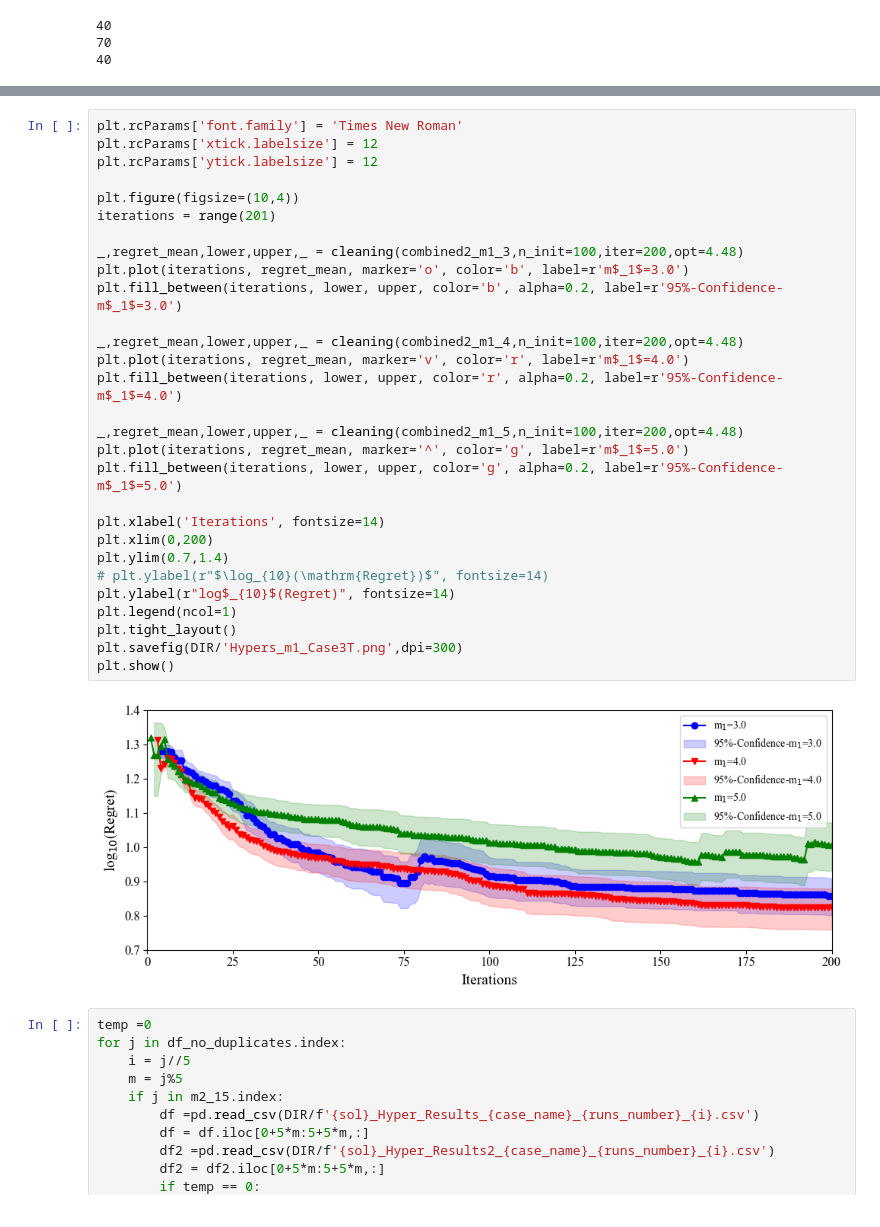
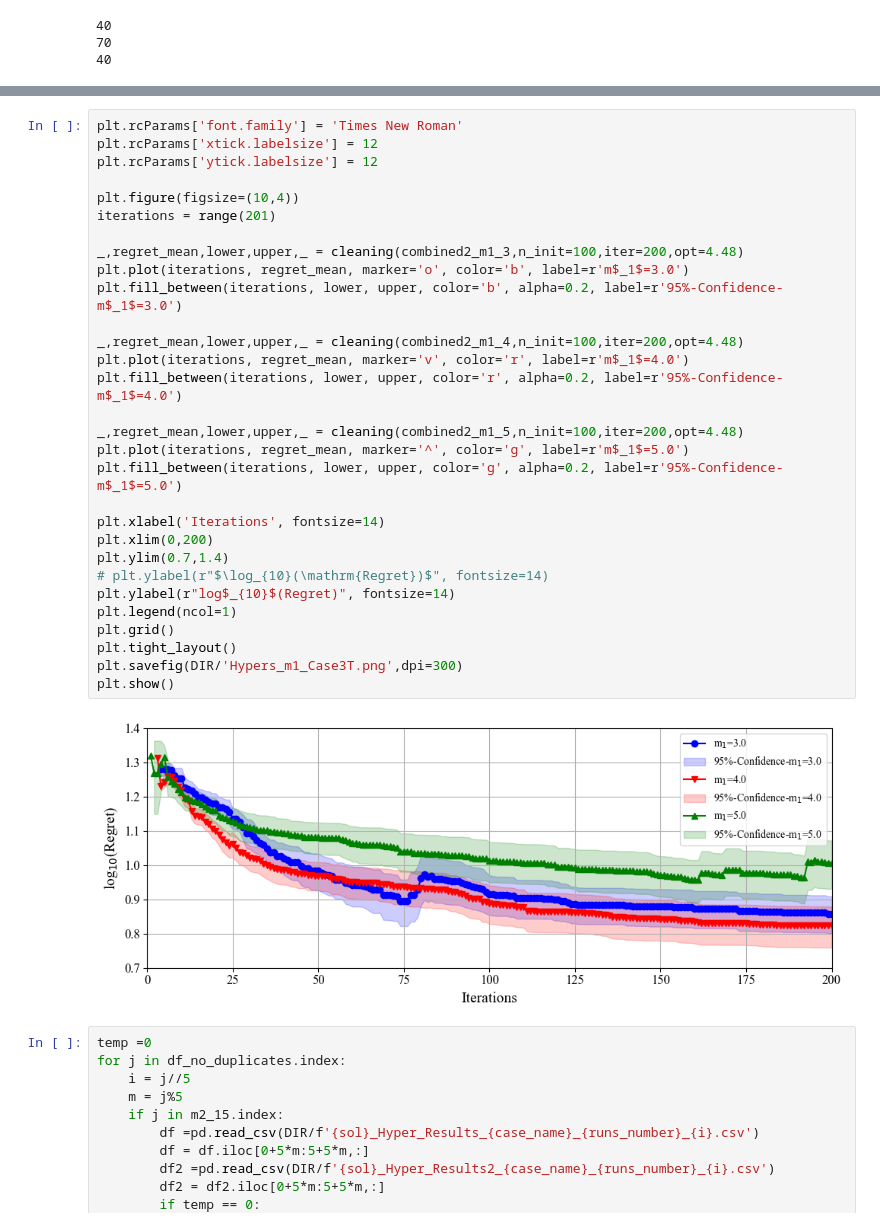
Before and after one commit to NicolasHong/ASBO, a Jupyter notebook: scripts/Case3THyper3/Case 3T-ASBO-HyperP_Plot.ipynb, the cells around one changed output, grey strips where cells are left out. Drawn from its saved outputs; the diff is of its cells as text.

```diff
--- a/scripts/Case3THyper3/Case 3T-ASBO-HyperP_Plot.ipynb
+++ b/scripts/Case3THyper3/Case 3T-ASBO-HyperP_Plot.ipynb
@@ -189,34 +186,35 @@ combined_m1_5.describe()
 # %%
 plt.rcParams['font.family'] = 'Times New Roman'
 plt.rcParams['xtick.labelsize'] = 12
 plt.rcParams['ytick.labelsize'] = 12
 
 plt.figure(figsize=(10,4))
 iterations = range(201)
 
 _,regret_mean,lower,upper,_ = cleaning(combined2_m1_3,n_init=100,iter=200,opt=4.48)
 plt.plot(iterations, regret_mean, marker='o', color='b', label=r'm$_1$=3.0')
 plt.fill_between(iterations, lower, upper, color='b', alpha=0.2, label=r'95%-Confidence-m$_1$=3.0')
 
 _,regret_mean,lower,upper,_ = cleaning(combined2_m1_4,n_init=100,iter=200,opt=4.48)
 plt.plot(iterations, regret_mean, marker='v', color='r', label=r'm$_1$=4.0')
 plt.fill_between(iterations, lower, upper, color='r', alpha=0.2, label=r'95%-Confidence-m$_1$=4.0')
 
 _,regret_mean,lower,upper,_ = cleaning(combined2_m1_5,n_init=100,iter=200,opt=4.48)
 plt.plot(iterations, regret_mean, marker='^', color='g', label=r'm$_1$=5.0')
 plt.fill_between(iterations, lower, upper, color='g', alpha=0.2, label=r'95%-Confidence-m$_1$=5.0')
 
 plt.xlabel('Iterations', fontsize=14)
 plt.xlim(0,200)
 plt.ylim(0.7,1.4)
 # plt.ylabel(r"$\log_{10}(\mathrm{Regret})$", fontsize=14)
 plt.ylabel(r"log$_{10}$(Regret)", fontsize=14)
 plt.legend(ncol=1)
+plt.grid()
 plt.tight_layout()
 plt.savefig(DIR/'Hypers_m1_Case3T.png',dpi=300)
 plt.show()
 # %% [output]
-[figure, old version]
+[figure, new version]
 # %%
 temp =0
 for j in df_no_duplicates.index:
```
Also changed, not shown: parts of 7 cells of this notebook, 15 other files.
